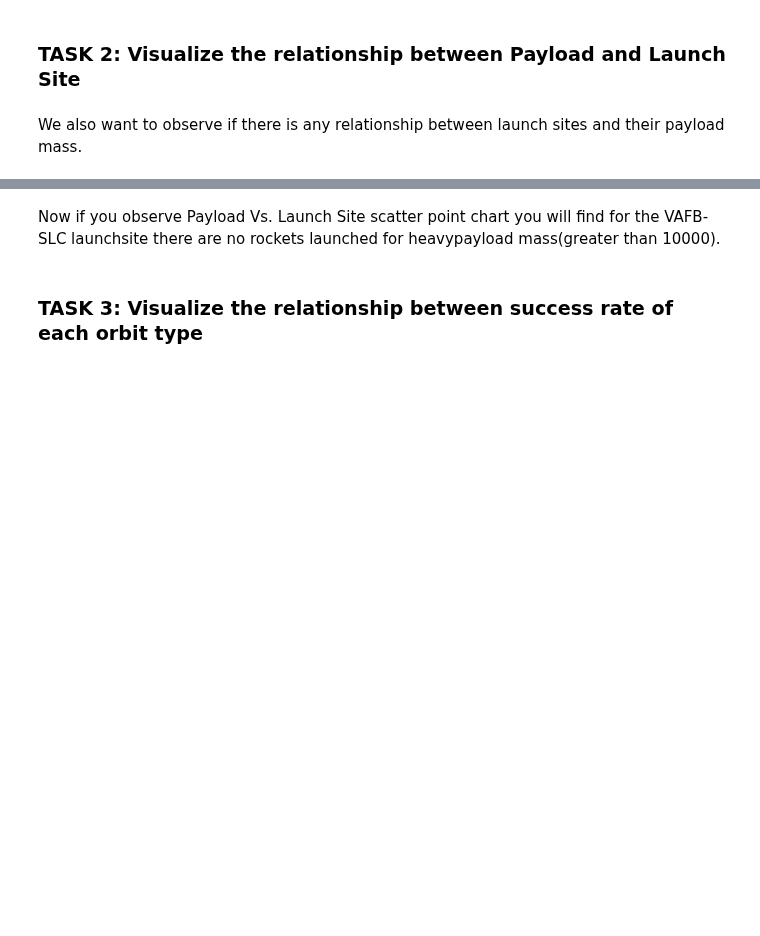
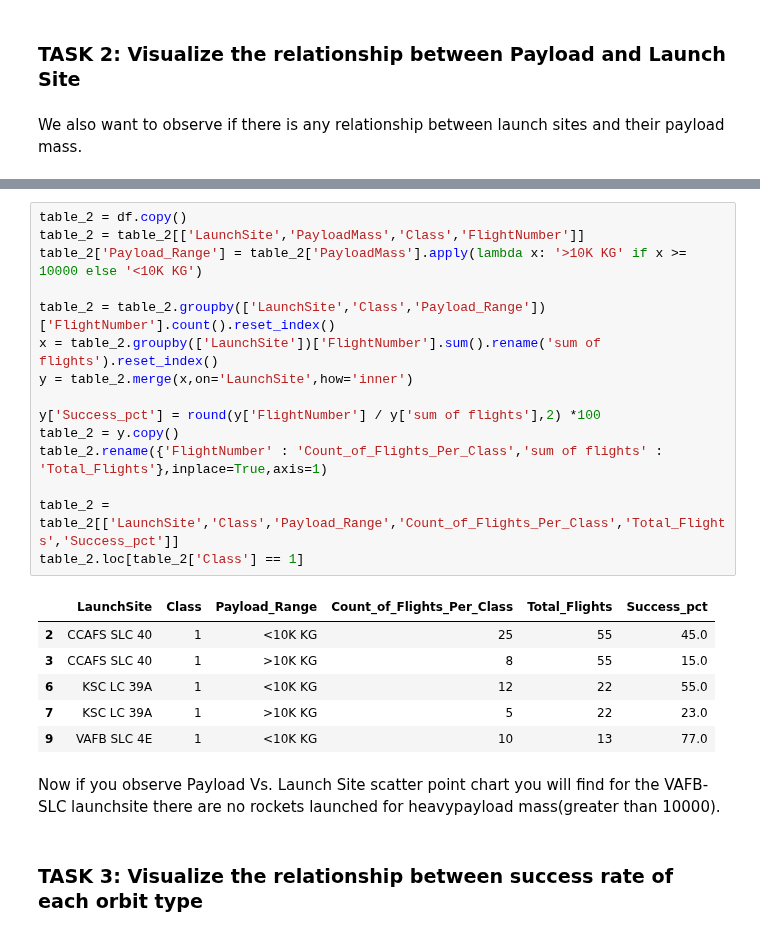
Before and after one commit to MJKing88/SpaceX-Falcon9-Launch-Success---Capstone-Project, a Jupyter notebook: jupyter-labs-eda-dataviz.ipynb, the cells around one changed output, grey strips where cells are left out. Drawn from its saved outputs; the diff is of its cells as text; blank space fills up the shorter version.

```diff
--- a/jupyter-labs-eda-dataviz.ipynb
+++ b/jupyter-labs-eda-dataviz.ipynb
@@ -106,3 +123,25 @@ sns.scatterplot(y="LaunchSite",x="PayloadMass", data=df,hue="Class")
+# %%
+table_2 = df.copy()
+table_2 = table_2[['LaunchSite','PayloadMass','Class','FlightNumber']]
+table_2['Payload_Range'] = table_2['PayloadMass'].apply(lambda x: '>10K KG' if x >= 10000 else '<10K KG')
+
+table_2 = table_2.groupby(['LaunchSite','Class','Payload_Range'])['FlightNumber'].count().reset_index()
+x = table_2.groupby(['LaunchSite'])['FlightNumber'].sum().rename('sum of flights').reset_index()
+y = table_2.merge(x,on='LaunchSite',how='inner')
+
+y['Success_pct'] = round(y['FlightNumber'] / y['sum of flights'],2) *100
+table_2 = y.copy()
+table_2.rename({'FlightNumber' : 'Count_of_Flights_Per_Class','sum of flights' : 'Total_Flights'},inplace=True,axis=1)
+
+table_2 = table_2[['LaunchSite','Class','Payload_Range','Count_of_Flights_Per_Class','Total_Flights','Success_pct']]
+table_2.loc[table_2['Class'] == 1]
+# %% [output]
+|  | LaunchSite | Class | Payload_Range | Count_of_Flights_Per_Class | Total_Flights | Success_pct |
+| 2 | CCAFS SLC 40 | 1 | <10K KG | 25 | 55 | 45.0 |
+| 3 | CCAFS SLC 40 | 1 | >10K KG | 8 | 55 | 15.0 |
+| 6 | KSC LC 39A | 1 | <10K KG | 12 | 22 | 55.0 |
+| 7 | KSC LC 39A | 1 | >10K KG | 5 | 22 | 23.0 |
+| 9 | VAFB SLC 4E | 1 | <10K KG | 10 | 13 | 77.0 |
 # %% [markdown]
 Now if you observe Payload Vs. Launch Site scatter point chart you will find for the VAFB-SLC  launchsite there are no  rockets  launched for  heavypayload mass(greater than 10000).
 # %% [markdown]
```
Also changed, not shown: parts of 9 cells of this notebook.
